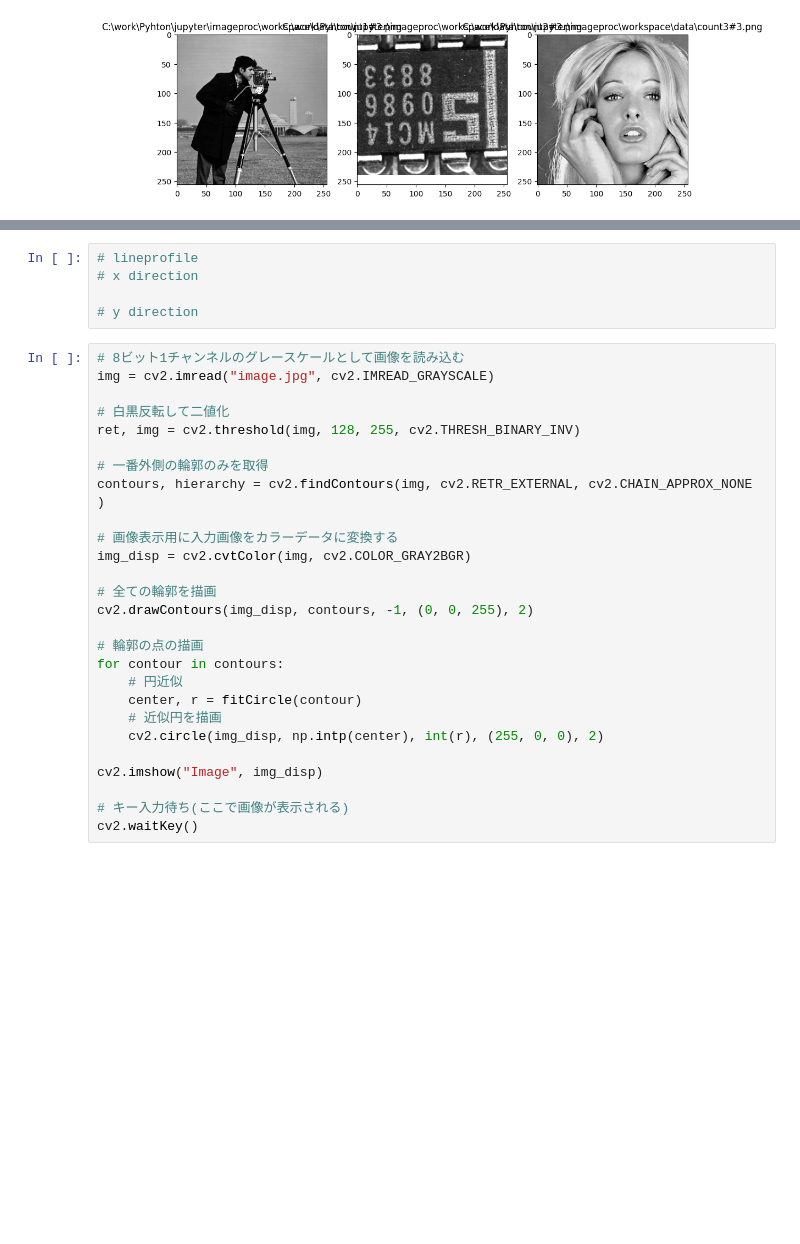
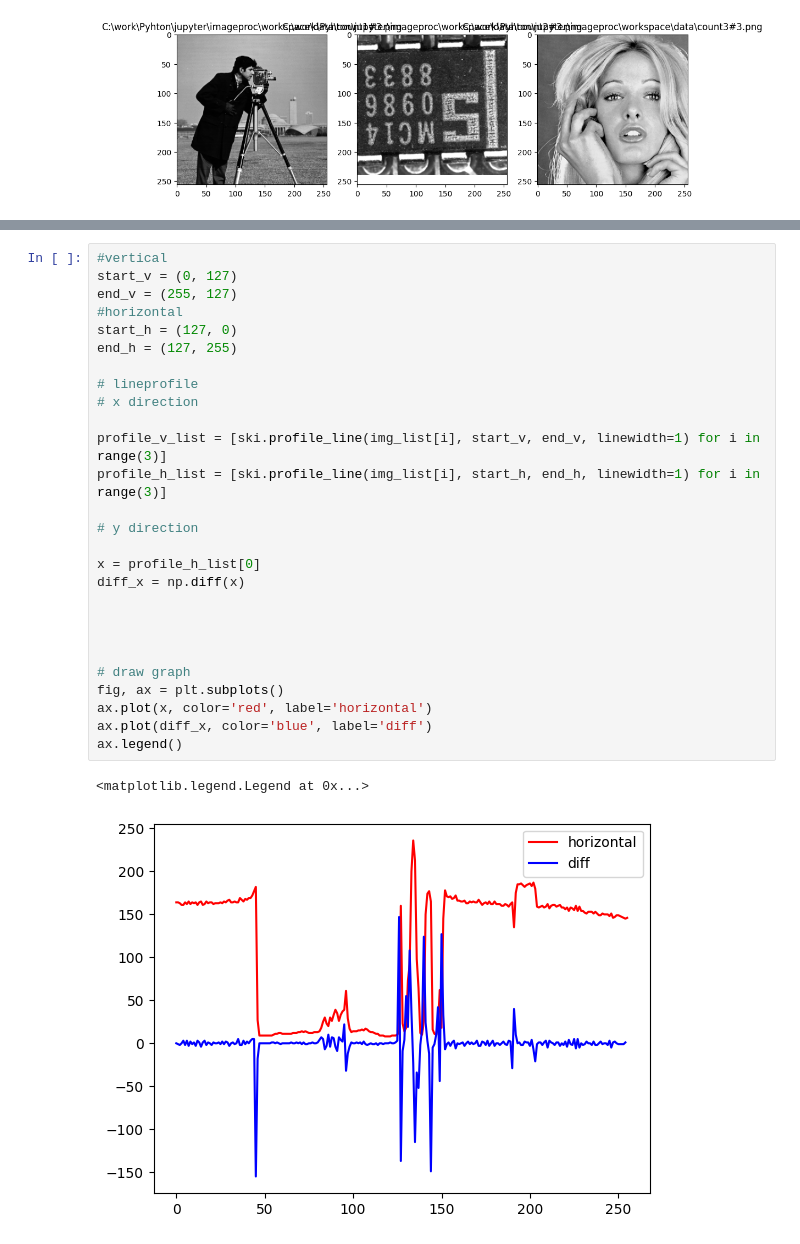
Before and after one commit to yumekasa5/Pyhton, a Jupyter notebook: jupyter/imageproc/workspace/uniformity_analysis.ipynb, the cells around one changed output, grey strips where cells are left out. Cells and saved outputs as stored; diff of their text form; blank space fills up the shorter version.

```diff
--- a/jupyter/imageproc/workspace/uniformity_analysis.ipynb
+++ b/jupyter/imageproc/workspace/uniformity_analysis.ipynb
@@ -51,32 +52,30 @@ print(mean_intensity_list)
-# %%
-# lineprofile
-# x direction
-
-# y direction
-# %%
-# 8ビット1チャンネルのグレースケールとして画像を読み込む
-img = cv2.imread("image.jpg", cv2.IMREAD_GRAYSCALE)
-
-# 白黒反転して二値化
-ret, img = cv2.threshold(img, 128, 255, cv2.THRESH_BINARY_INV)
-
-# 一番外側の輪郭のみを取得
-contours, hierarchy = cv2.findContours(img, cv2.RETR_EXTERNAL, cv2.CHAIN_APPROX_NONE )
-
-# 画像表示用に入力画像をカラーデータに変換する
-img_disp = cv2.cvtColor(img, cv2.COLOR_GRAY2BGR)
-
-# 全ての輪郭を描画
-cv2.drawContours(img_disp, contours, -1, (0, 0, 255), 2)
-
-# 輪郭の点の描画
-for contour in contours:
-    # 円近似
-    center, r = fitCircle(contour)
-    # 近似円を描画
-    cv2.circle(img_disp, np.intp(center), int(r), (255, 0, 0), 2)
-
-cv2.imshow("Image", img_disp)
-
-# キー入力待ち(ここで画像が表示される)
-cv2.waitKey()
+# %%
+#vertical
+start_v = (0, 127)
+end_v = (255, 127)
+#horizontal
+start_h = (127, 0)
+end_h = (127, 255)
+
+# lineprofile
+# x direction
+
+profile_v_list = [ski.profile_line(img_list[i], start_v, end_v, linewidth=1) for i in range(3)]
+profile_h_list = [ski.profile_line(img_list[i], start_h, end_h, linewidth=1) for i in range(3)]
+
+# y direction
+
+x = profile_h_list[0]
+diff_x = np.diff(x)
+
+
+
+
+# draw graph
+fig, ax = plt.subplots()
+ax.plot(x, color='red', label='horizontal')
+ax.plot(diff_x, color='blue', label='diff')
+ax.legend()
+# %% [output]
+<matplotlib.legend.Legend at 0x...>
+[figure, added]
```
Also changed, not shown: parts of 3 cells of this notebook.
